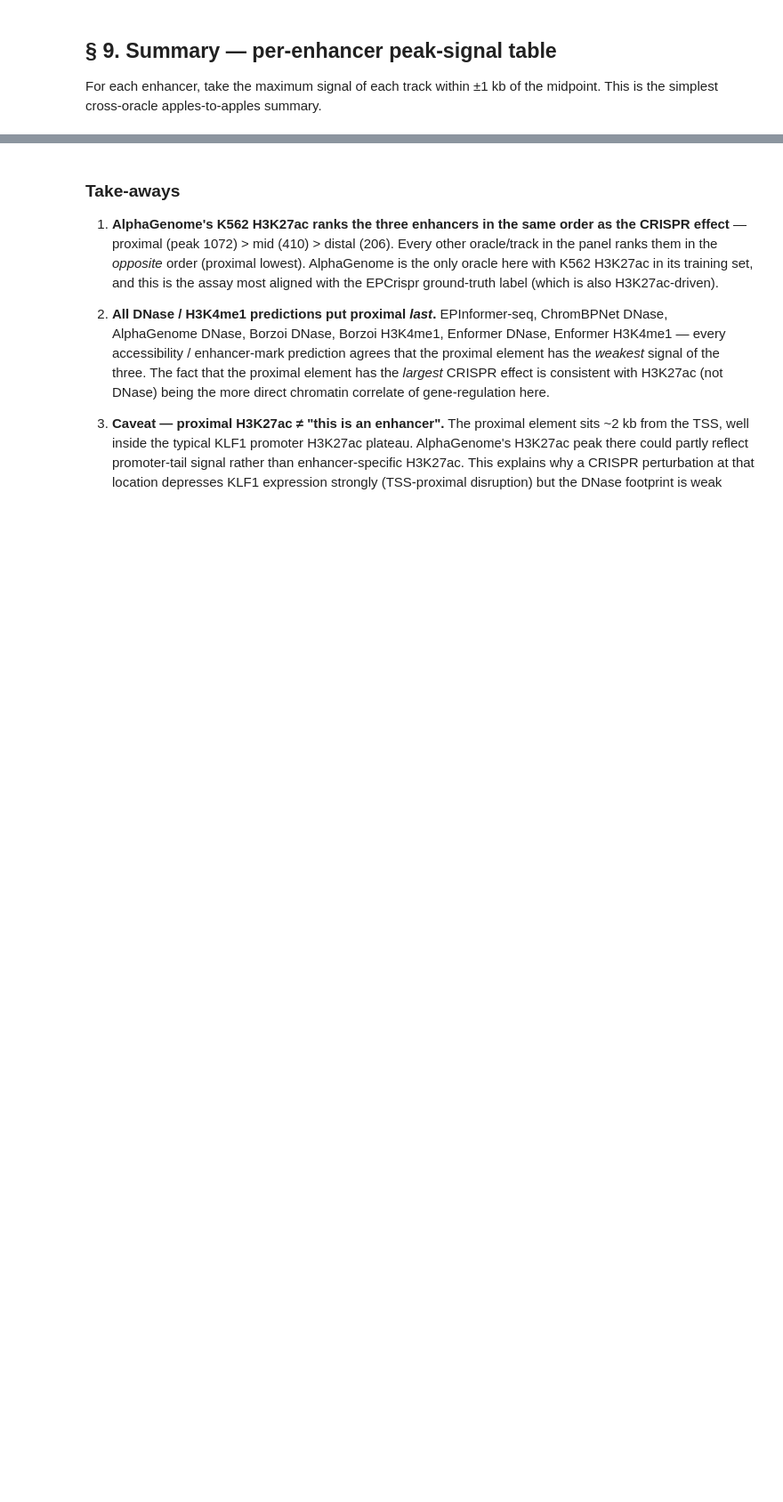
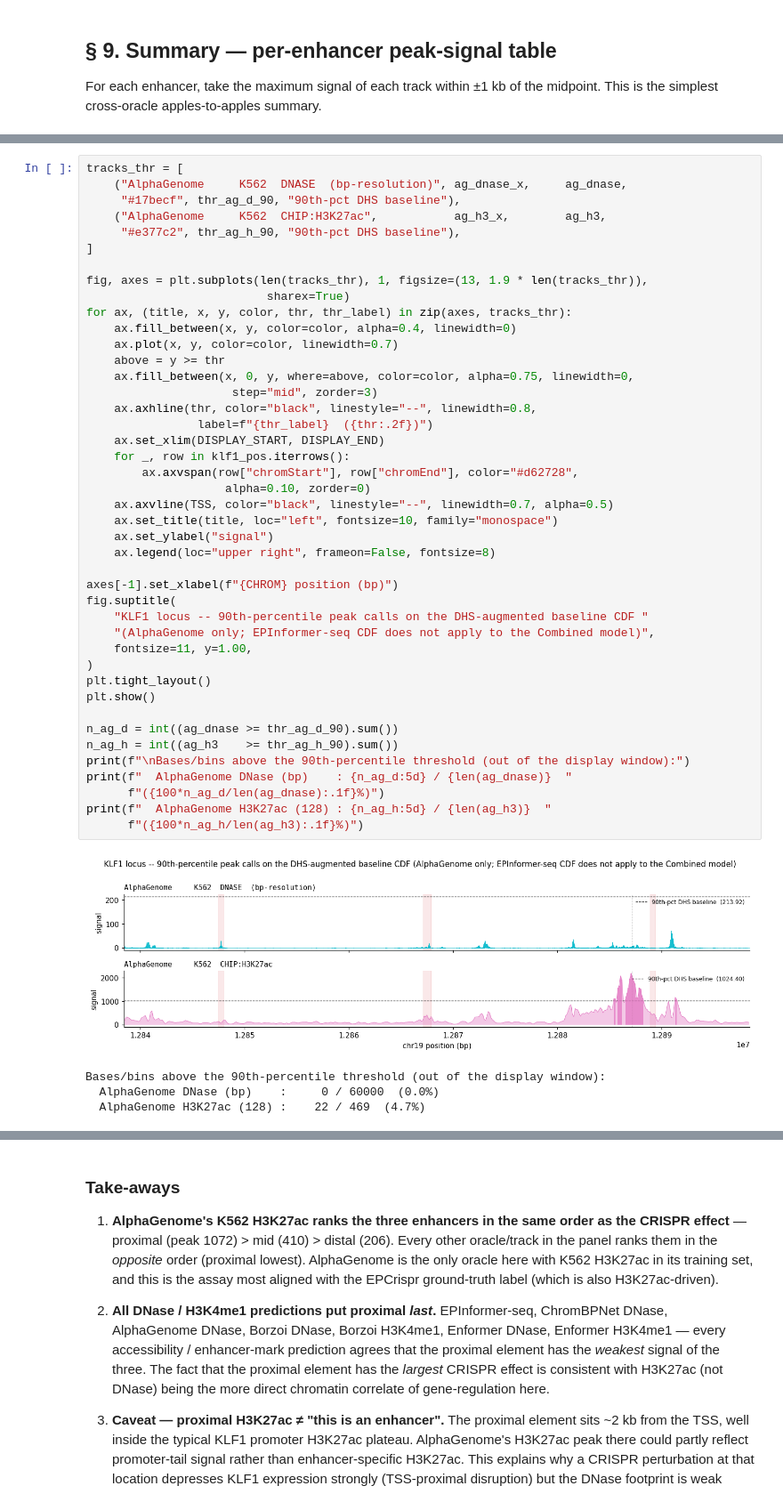
Before and after one commit to pinellolab/chorus, a Jupyter notebook: examples/notebooks/klf1_validated_enhancer_profiles.ipynb, the cells around one changed output, grey strips where cells are left out. Shown at 89% size. Saved outputs shown, nothing was run; the diff lists cells and outputs as text; blank space fills up the shorter version.

```diff
--- a/examples/notebooks/klf1_validated_enhancer_profiles.ipynb
+++ b/examples/notebooks/klf1_validated_enhancer_profiles.ipynb
@@ -547,0 +765,48 @@ summary
+# %%
+tracks_thr = [
+    ("AlphaGenome     K562  DNASE  (bp-resolution)", ag_dnase_x,     ag_dnase,
+     "#17becf", thr_ag_d_90, "90th-pct DHS baseline"),
+    ("AlphaGenome     K562  CHIP:H3K27ac",           ag_h3_x,        ag_h3,
+     "#e377c2", thr_ag_h_90, "90th-pct DHS baseline"),
+]
+
+fig, axes = plt.subplots(len(tracks_thr), 1, figsize=(13, 1.9 * len(tracks_thr)),
+                          sharex=True)
+for ax, (title, x, y, color, thr, thr_label) in zip(axes, tracks_thr):
+    ax.fill_between(x, y, color=color, alpha=0.4, linewidth=0)
+    ax.plot(x, y, color=color, linewidth=0.7)
+    above = y >= thr
+    ax.fill_between(x, 0, y, where=above, color=color, alpha=0.75, linewidth=0,
+                     step="mid", zorder=3)
+    ax.axhline(thr, color="black", linestyle="--", linewidth=0.8,
+                label=f"{thr_label}  ({thr:.2f})")
+    ax.set_xlim(DISPLAY_START, DISPLAY_END)
+    for _, row in klf1_pos.iterrows():
+        ax.axvspan(row["chromStart"], row["chromEnd"], color="#d62728",
+                    alpha=0.10, zorder=0)
+    ax.axvline(TSS, color="black", linestyle="--", linewidth=0.7, alpha=0.5)
+    ax.set_title(title, loc="left", fontsize=10, family="monospace")
+    ax.set_ylabel("signal")
+    ax.legend(loc="upper right", frameon=False, fontsize=8)
+
+axes[-1].set_xlabel(f"{CHROM} position (bp)")
+fig.suptitle(
+    "KLF1 locus -- 90th-percentile peak calls on the DHS-augmented baseline CDF "
+    "(AlphaGenome only; EPInformer-seq CDF does not apply to the Combined model)",
+    fontsize=11, y=1.00,
+)
+plt.tight_layout()
+plt.show()
+
+n_ag_d = int((ag_dnase >= thr_ag_d_90).sum())
+n_ag_h = int((ag_h3    >= thr_ag_h_90).sum())
+print(f"\nBases/bins above the 90th-percentile threshold (out of the display window):")
+print(f"  AlphaGenome DNase (bp)    : {n_ag_d:5d} / {len(ag_dnase)}  "
+      f"({100*n_ag_d/len(ag_dnase):.1f}%)")
+print(f"  AlphaGenome H3K27ac (128) : {n_ag_h:5d} / {len(ag_h3)}  "
+      f"({100*n_ag_h/len(ag_h3):.1f}%)")
+# %% [output]
+[figure, added]
+Bases/bins above the 90th-percentile threshold (out of the display window):
+  AlphaGenome DNase (bp)    :     0 / 60000  (0.0%)
+  AlphaGenome H3K27ac (128) :    22 / 469  (4.7%)
```
Also changed, not shown: parts of 17 cells of this notebook, 25 other files.
